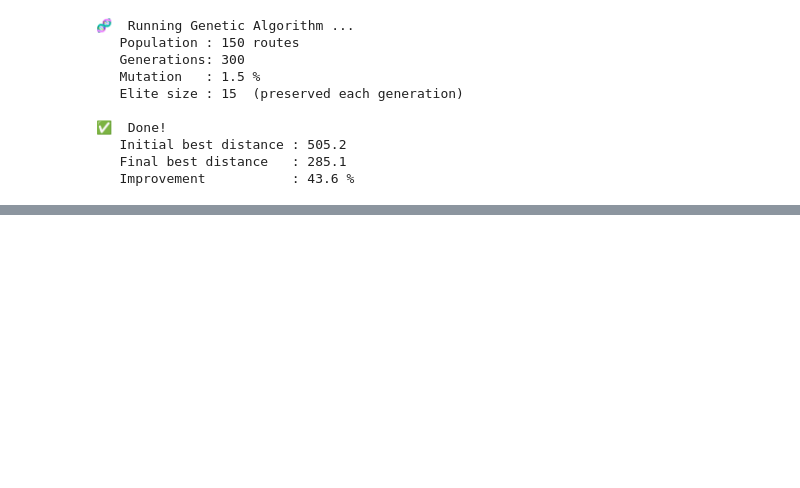
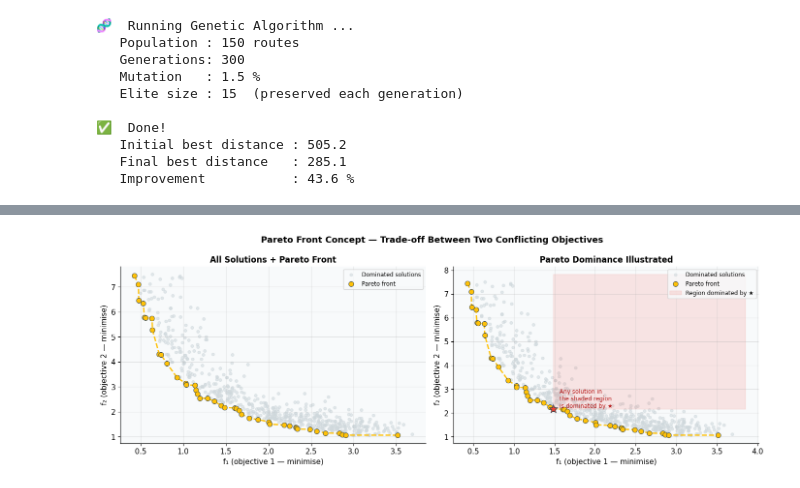
Before and after one commit to AsimJalwana/genetic_algorithm_demo_tsp, a Jupyter notebook: genetic_algorithm_demo.ipynb, the cells around one changed output, grey strips where cells are left out. Drawn from its saved outputs; the diff is of its cells as text; code cells hidden in the pictures; blank space fills up the shorter version.

```diff
--- a/genetic_algorithm_demo.ipynb
+++ b/genetic_algorithm_demo.ipynb
@@ -886,0 +1570,88 @@ print(f'{"=" * 45}')
+# %%
+# ── Synthetic bi-objective demo — clear Pareto front ────────────────────────
+#
+# We generate 600 synthetic "solutions" where the two objectives trade off
+# like a hyperbola: low f₁ forces high f₂ and vice-versa.
+# This gives an unmistakable visual of what a Pareto front looks like.
+#
+# After this demo we will run NSGA-II on the real bi-objective TSP.
+# ────────────────────────────────────────────────────────────────────────────
+np.random.seed(SEED)
+N_SYN = 600
+
+# True Pareto-front parameter: u controls the trade-off
+u      = np.random.uniform(0.4, 3.0, N_SYN)
+noise  = 0.35
+
+# Objective values: hyperbola shape → clear trade-off
+f1_syn = u  + np.abs(np.random.normal(0, noise, N_SYN))
+f2_syn = 3.0 / u + np.abs(np.random.normal(0, noise, N_SYN))
+
+# Keep only positive values and convert to list-of-tuples for reuse
+valid  = (f1_syn > 0.1) & (f2_syn > 0.1)
+f1_syn, f2_syn = f1_syn[valid], f2_syn[valid]
+syn_objs = list(zip(f1_syn.tolist(), f2_syn.tolist()))
+
+# ── Find the Pareto front ─────────────────────────────────────────────────────
+syn_fronts    = fast_non_dominated_sort(syn_objs)
+pareto_syn    = [syn_objs[i] for i in syn_fronts[0]]
+dominated_syn = [syn_objs[i] for i in range(len(syn_objs)) if i not in set(syn_fronts[0])]
+
+print(f'Synthetic sample: {len(syn_objs)} solutions')
+print(f'  Pareto front (non-dominated) : {len(pareto_syn)}')
+print(f'  Dominated                    : {len(dominated_syn)}')
+
+# ── Plot ──────────────────────────────────────────────────────────────────────
+fig, axes = plt.subplots(1, 2, figsize=(14, 5))
+
+for ax, show_dom_region in zip(axes, [False, True]):
+    # Dominated cloud
+    ax.scatter([o[0] for o in dominated_syn],
+               [o[1] for o in dominated_syn],
+               color='#CFD8DC', s=18, alpha=0.55, zorder=1,
+               label='Dominated solutions')
+
+    # Pareto front
+    sorted_pf = sorted(pareto_syn, key=lambda o: o[0])
+    ax.scatter([o[0] for o in sorted_pf],
+               [o[1] for o in sorted_pf],
+               color=GOLD, s=55, zorder=3, edgecolors=DARK, linewidths=0.7,
+               label='Pareto front')
+    ax.plot([o[0] for o in sorted_pf],
+            [o[1] for o in sorted_pf],
+            color=GOLD, lw=2, linestyle='--', zorder=2)
+
+    if show_dom_region:
+        # Annotate dominance: pick one Pareto point and shade its dominated region
+        ref = sorted_pf[len(sorted_pf) // 2]
+        xlim = ax.get_xlim(); ylim = ax.get_ylim()
+        ax.fill_between([ref[0], xlim[1]], ref[1], ylim[1],
+                        alpha=0.12, color=RED, label='Region dominated by ★')
+        ax.scatter(*ref, color=RED, s=180, zorder=5, marker='*',
+                   edgecolors=DARK, linewidths=0.8)
+        ax.text(ref[0] + 0.08, ref[1] + 0.05,
+                'Any solution in\nthe shaded region\nis dominated by ★',
+                fontsize=8.5, color='#B71C1C')
+
+    ax.set_xlabel('f₁ (objective 1 — minimise)', fontsize=11)
+    ax.set_ylabel('f₂ (objective 2 — minimise)', fontsize=11)
+    ax.legend(fontsize=8.5, loc='upper right')
+    ax.grid(True, alpha=0.3)
+
+axes[0].set_title('All Solutions + Pareto Front', fontsize=12)
+axes[1].set_title('Pareto Dominance Illustrated', fontsize=12)
+
+plt.suptitle('Pareto Front Concept — Trade-off Between Two Conflicting Objectives',
+             fontsize=13, fontweight='bold')
+plt.tight_layout()
+plt.savefig('pareto_concept.png', dpi=130, bbox_inches='tight')
+plt.show()
+print('📊  Figure saved as pareto_concept.png')
+print()
+print('Key takeaway:')
+print('  • The Pareto front is the lower-left boundary of all solutions.')
+print('  • Every gold point is non-dominated — you cannot improve f₁')
+print('    without making f₂ worse, and vice-versa.')
+print('  • A decision-maker chooses WHICH point on the front to use,')
+print('    based on their priorities.')
+# %% [output]
@@ -886,0 +1661 @@ print(f'{"=" * 45}')
+[figure, added]
```
Also changed, not shown: parts of 29 cells of this notebook, 9 other files.
